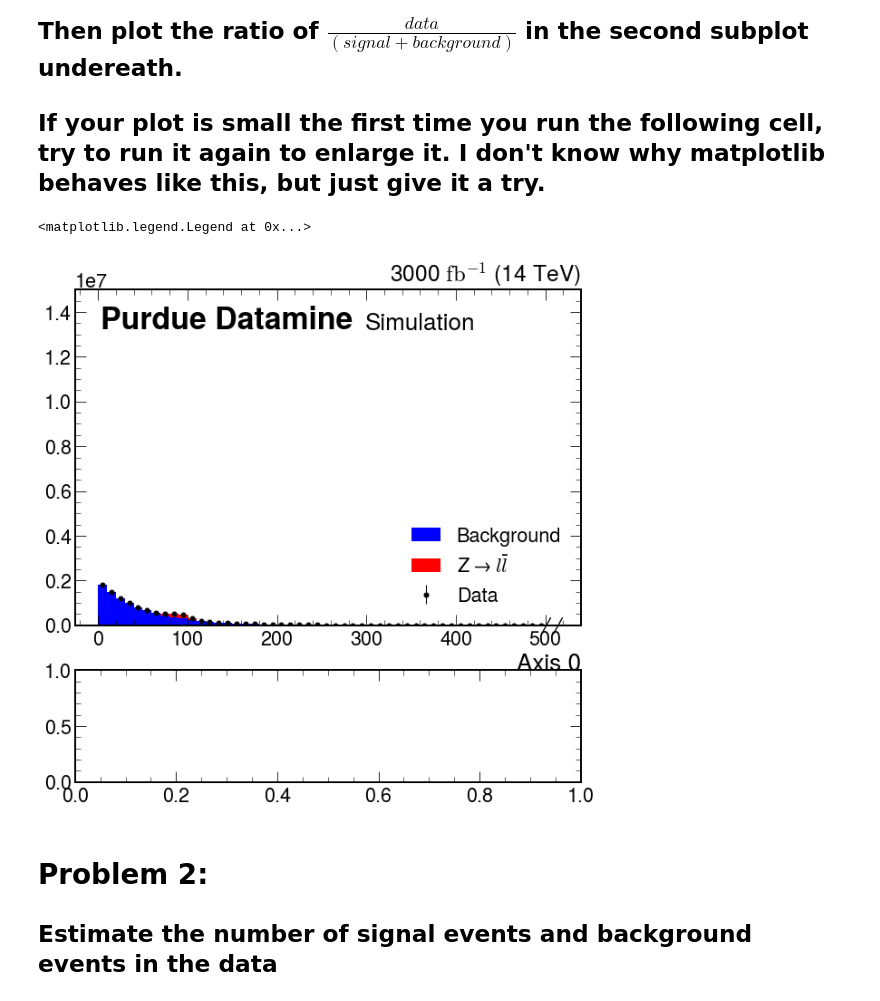
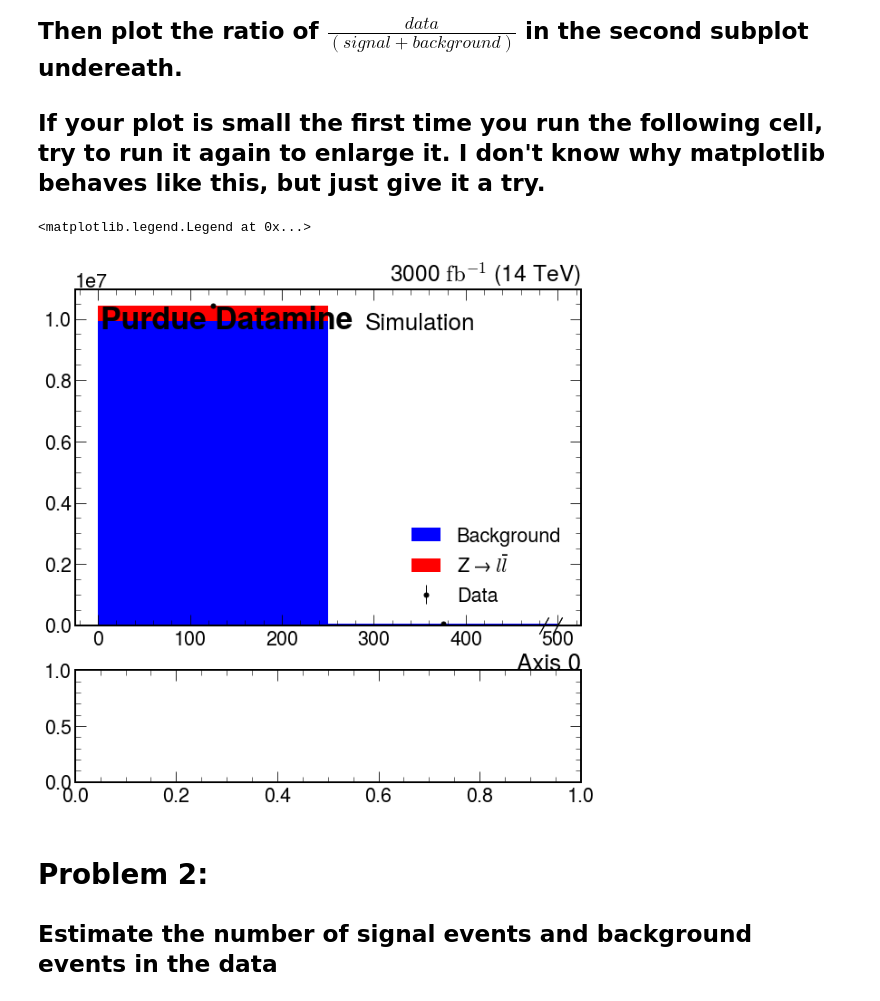
Before and after one commit to holytpk/cms-data-mine, a Jupyter notebook: HW/HW3.ipynb, the cells around one changed output. Drawn from its saved outputs; the diff is of its cells as text; code cells hidden in the pictures.

```diff
--- a/HW/HW3.ipynb
+++ b/HW/HW3.ipynb
@@ -40,9 +40,9 @@ background_weights = input_file['Background']['weights'].array()
 ######################
 # need to change binning!!!!
 ##################
-h_data = hist.Hist(hist.axis.Regular(50, 0, 500))
-h_signal = hist.Hist(hist.axis.Regular(50, 0, 500), storage=hist.storage.Weight())
-h_background = hist.Hist(hist.axis.Regular(50, 0, 500), storage=hist.storage.Weight())
+h_data = hist.Hist(hist.axis.Regular(2, 0, 500))
+h_signal = hist.Hist(hist.axis.Regular(2, 0, 500), storage=hist.storage.Weight())
+h_background = hist.Hist(hist.axis.Regular(2, 0, 500), storage=hist.storage.Weight())
 
 h_data.fill(data_mass)
 h_signal.fill(signal_mass, weight=signal_weights)
@@ -60,35 +60,35 @@ fig, (ax, rax) = plt.subplots(2, 1, gridspec_kw={'height_ratios':[3,1]})
 
 hep.style.use(hep.style.CMS)
 plt.rcParams.update({'mathtext.fontset': 'cm'})
 #hep.label.lumitext('3000 $fb^{-1}$\t\t\t')
 hep.label.exp_label('Purdue Datamine', loc=1, com='14', lumi=3000, ax=ax)
 hep.histplot(
     h_data,
     histtype='errorbar',
     color='black',
     label='Data',
     ax=ax
     # options..
 )
 
 hep.histplot(
     [h_background, h_signal],
     histtype='fill',
     color=['blue', 'red'],
     stack=True,
     label=['Background', r'$Z\rightarrow \mathit{l} \bar{\mathit{l}}$'],
     ax=ax
     # options..
 )
 ########################
 # make a ratio of data to prediction
 ##################3
 #hep.histplot(,ax=rax)
-ax.set_ylim(0, 1.5e7)
+#ax.set_ylim(0, 3e6)
 ax.legend(loc=4)
 # %% [output]
 <matplotlib.legend.Legend at 0x...>
-[figure, old version]
+[figure, new version]
 # %% [markdown]
 # Problem 2:
 ## Estimate the number of signal events and background events in the data
```
Also changed, not shown: parts of 1 cell of this notebook.
